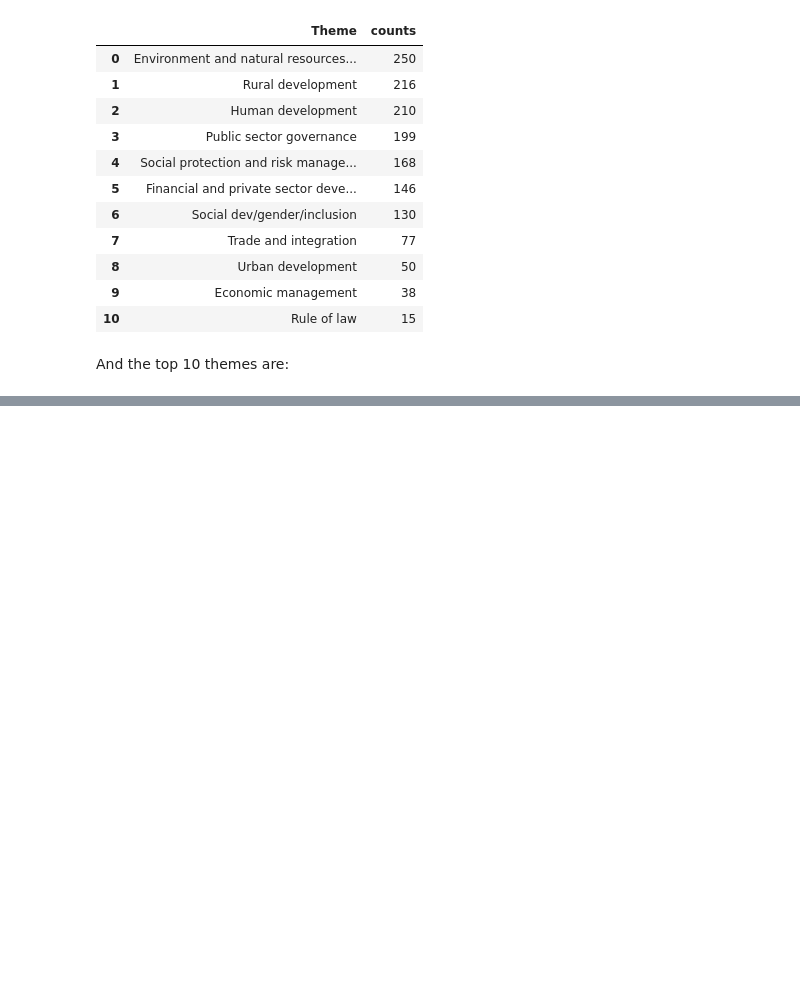
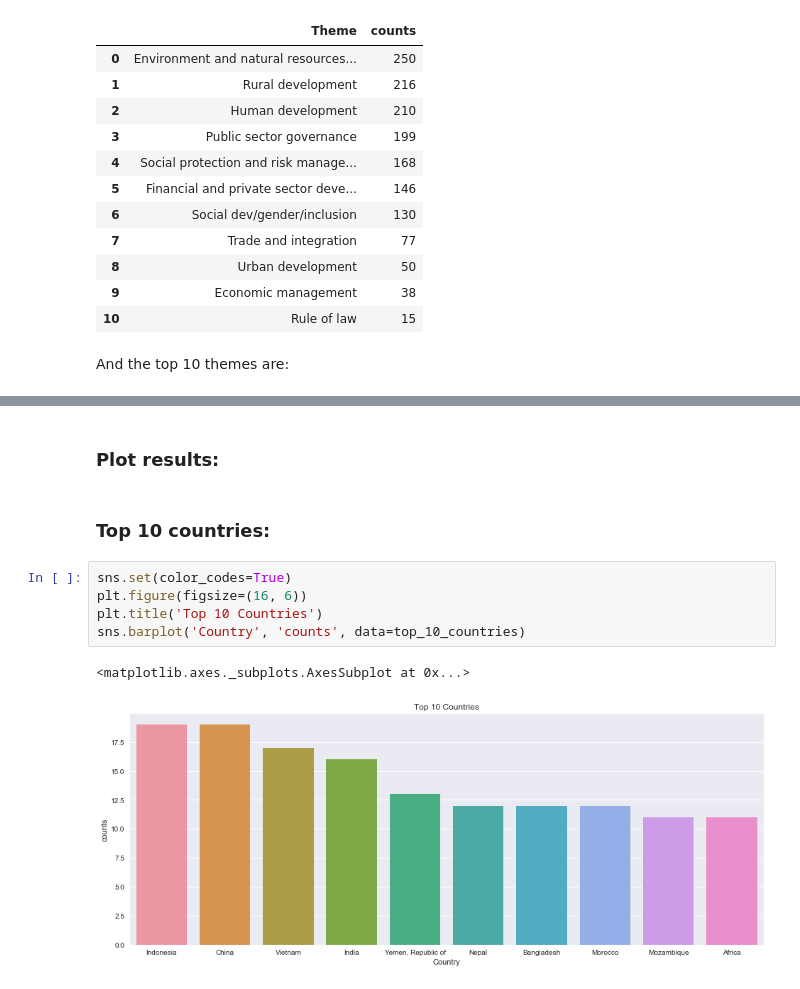
Before and after one commit to berradaa/DSCT, a Jupyter notebook: JSON mini project.ipynb, the cells around one changed output, grey strips where cells are left out. Saved outputs shown, nothing was run; the diff lists cells and outputs as text; blank space fills up the shorter version.

Commit message:
added plots

```diff
--- a/JSON mini project.ipynb
+++ b/JSON mini project.ipynb
@@ -355,0 +401,12 @@ The top 10 themes are:
+# %% [markdown]
+### Plot results:
+# %% [markdown]
+### Top 10 countries:
+# %%
+sns.set(color_codes=True)
+plt.figure(figsize=(16, 6))
+plt.title('Top 10 Countries')
+sns.barplot('Country', 'counts', data=top_10_countries)
+# %% [output]
+<matplotlib.axes._subplots.AxesSubplot at 0x...>
+[figure, added]
```
Also changed, not shown: parts of 9 cells of this notebook.
